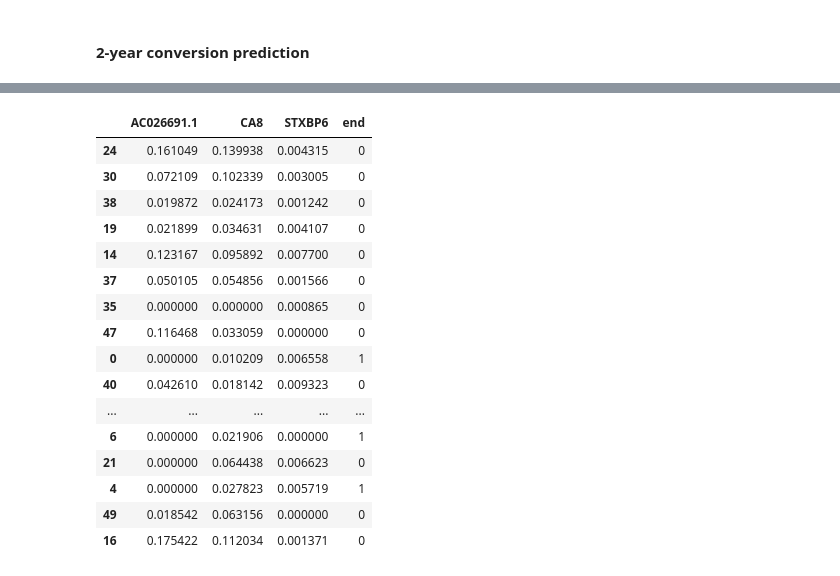
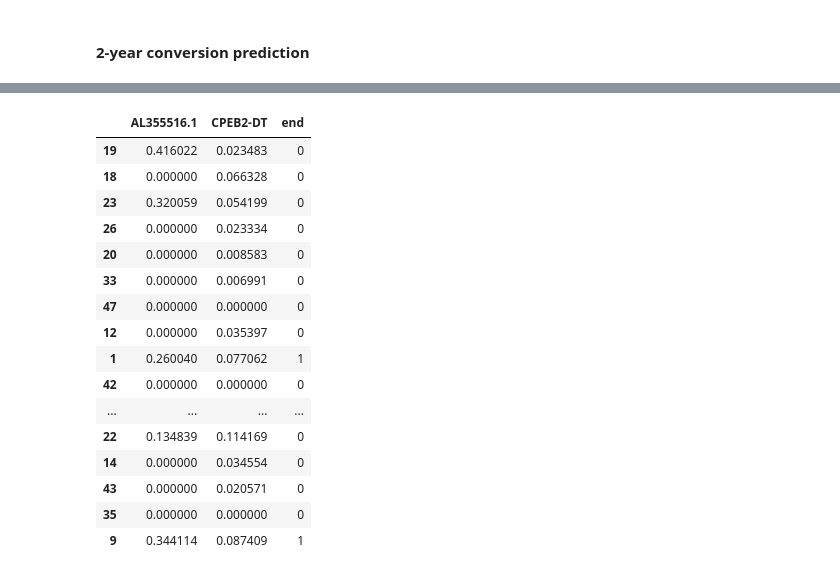
Before and after one commit to Liuzhe30/CHRP, a Jupyter notebook: experiment/07-machine-learning-2year-2class.ipynb, the cells around one changed output, grey strips where cells are left out. Saved outputs shown, nothing was run; the diff lists cells and outputs as text; code cells hidden in the pictures.

```diff
--- a/experiment/07-machine-learning-2year-2class.ipynb
+++ b/experiment/07-machine-learning-2year-2class.ipynb
@@ -594,25 +594,25 @@ You can set `force_col_wise=true` to remove the overhead.
 # %%
 # 3-feature
-feature3 = shuffled[['AC026691.1','CA8','STXBP6','end']]
+feature3 = shuffled[['AL355516.1','CPEB2-DT','end']]
 feature3
 # %% [output]
-|  | AC026691.1 | CA8 | STXBP6 | end |
-| 24 | 0.161049 | 0.139938 | 0.004315 | 0 |
-| 30 | 0.072109 | 0.102339 | 0.003005 | 0 |
-| 38 | 0.019872 | 0.024173 | 0.001242 | 0 |
-| 19 | 0.021899 | 0.034631 | 0.004107 | 0 |
-| 14 | 0.123167 | 0.095892 | 0.007700 | 0 |
-| 37 | 0.050105 | 0.054856 | 0.001566 | 0 |
-| 35 | 0.000000 | 0.000000 | 0.000865 | 0 |
-| 47 | 0.116468 | 0.033059 | 0.000000 | 0 |
-| 0 | 0.000000 | 0.010209 | 0.006558 | 1 |
-| 40 | 0.042610 | 0.018142 | 0.009323 | 0 |
-| ... | ... | ... | ... | ... |
-| 6 | 0.000000 | 0.021906 | 0.000000 | 1 |
-| 21 | 0.000000 | 0.064438 | 0.006623 | 0 |
-| 4 | 0.000000 | 0.027823 | 0.005719 | 1 |
-| 49 | 0.018542 | 0.063156 | 0.000000 | 0 |
-| 16 | 0.175422 | 0.112034 | 0.001371 | 0 |
+|  | AL355516.1 | CPEB2-DT | end |
+| 19 | 0.416022 | 0.023483 | 0 |
+| 18 | 0.000000 | 0.066328 | 0 |
+| 23 | 0.320059 | 0.054199 | 0 |
+| 26 | 0.000000 | 0.023334 | 0 |
+| 20 | 0.000000 | 0.008583 | 0 |
+| 33 | 0.000000 | 0.006991 | 0 |
+| 47 | 0.000000 | 0.000000 | 0 |
+| 12 | 0.000000 | 0.035397 | 0 |
+| 1 | 0.260040 | 0.077062 | 1 |
+| 42 | 0.000000 | 0.000000 | 0 |
+| ... | ... | ... | ... |
+| 22 | 0.134839 | 0.114169 | 0 |
+| 14 | 0.000000 | 0.034554 | 0 |
+| 43 | 0.000000 | 0.020571 | 0 |
+| 35 | 0.000000 | 0.000000 | 0 |
+| 9 | 0.344114 | 0.087409 | 1 |
 # %%
 y3 = np.array(feature3['end'])
 x3 = np.array(feature3.drop(columns=['end']))
```
Also changed, not shown: parts of 16 cells of this notebook, 1 other file.
